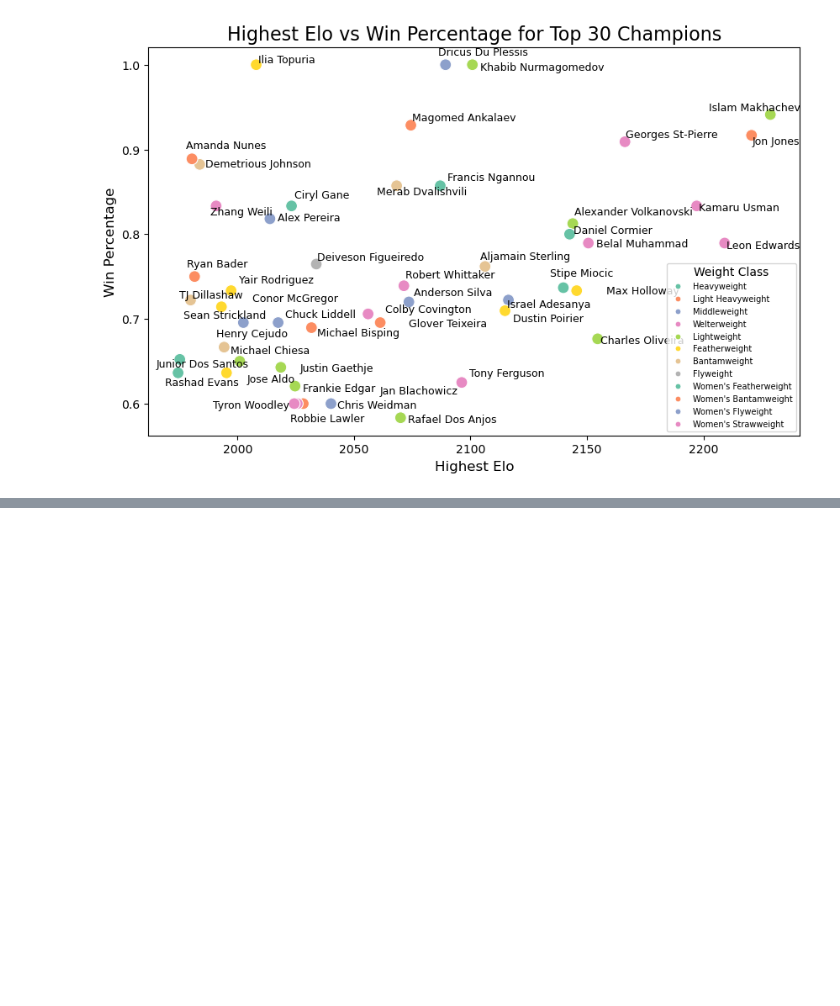
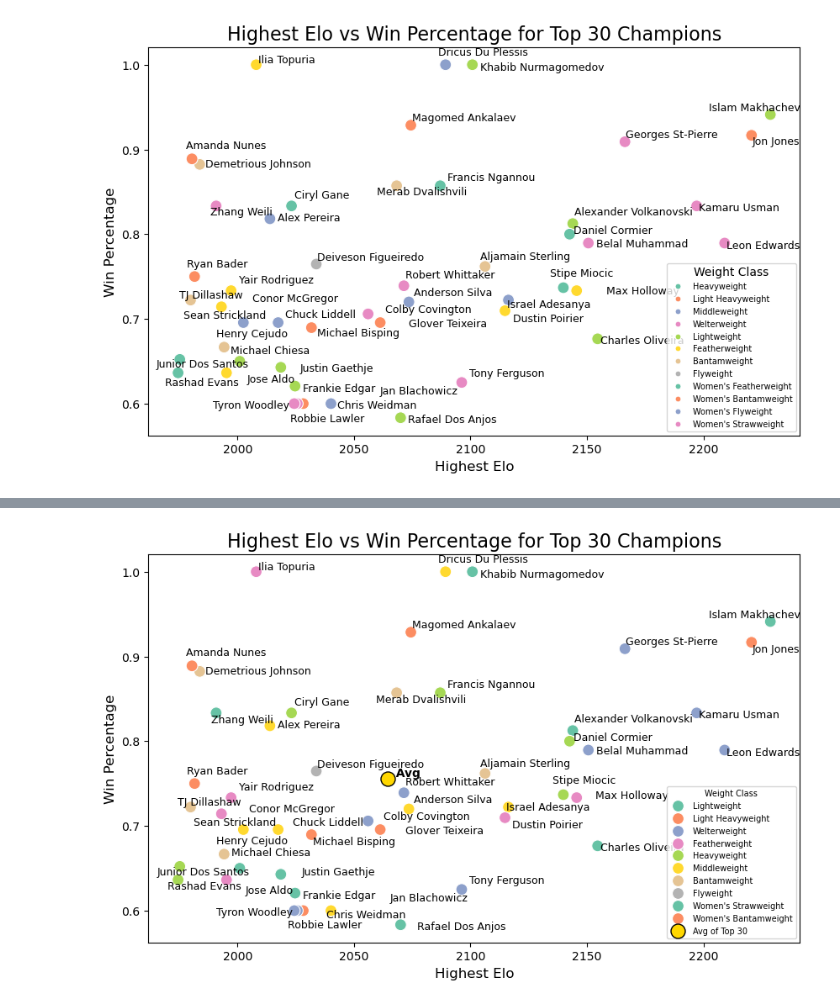
Before and after one commit to harishj-um/wsa-ufc-elo, a Jupyter notebook: UFC analysis.ipynb, the cells around one changed output, grey strips where cells are left out. Cells and saved outputs as stored; diff of their text form; code cells hidden in the pictures; blank space fills up the shorter version.

```diff
--- a/UFC analysis.ipynb
+++ b/UFC analysis.ipynb
@@ -66,0 +128,29 @@ plt.show()
+# %%
+avg_highest_elo = top_champions["highestElo"].mean()
+avg_win_percentage = top_champions["win_percentage"].mean()
+
+plt.figure(figsize=(10, 6))
+sns.scatterplot(data=top_champions, x='highestElo', y='win_percentage', hue='weightclass', palette='Set2', s=100)
+
+# Add the gold dot for the average champion
+plt.scatter(avg_highest_elo, avg_win_percentage, color='gold', edgecolors='black', s=150, marker='o', label="Avg of Top 30")
+
+# Add label for clarity
+plt.text(avg_highest_elo, avg_win_percentage, "  Avg", fontsize=10, verticalalignment='bottom', fontweight='bold', color='black')
+
+# Adjust legend order
+handles, labels = plt.gca().get_legend_handles_labels()
+plt.legend(handles, labels, title="Weight Class", fontsize=7, title_fontsize=7, loc="lower right")
+
+texts = [plt.text(row['highestElo'], row['win_percentage'], row['name'], size=9) for _, row in top_champions.iterrows()]
+adjust_text(texts)
+
+# Add title and labels
+plt.title('Highest Elo vs Win Percentage for Top 30 Champions', fontsize=16)
+plt.xlabel('Highest Elo', fontsize=12)
+plt.ylabel('Win Percentage', fontsize=12)
+
+# Show the plot
+plt.show()
+# %% [output]
+[figure, added]
```
Also changed, not shown: parts of 2 cells of this notebook, 5 other files.
